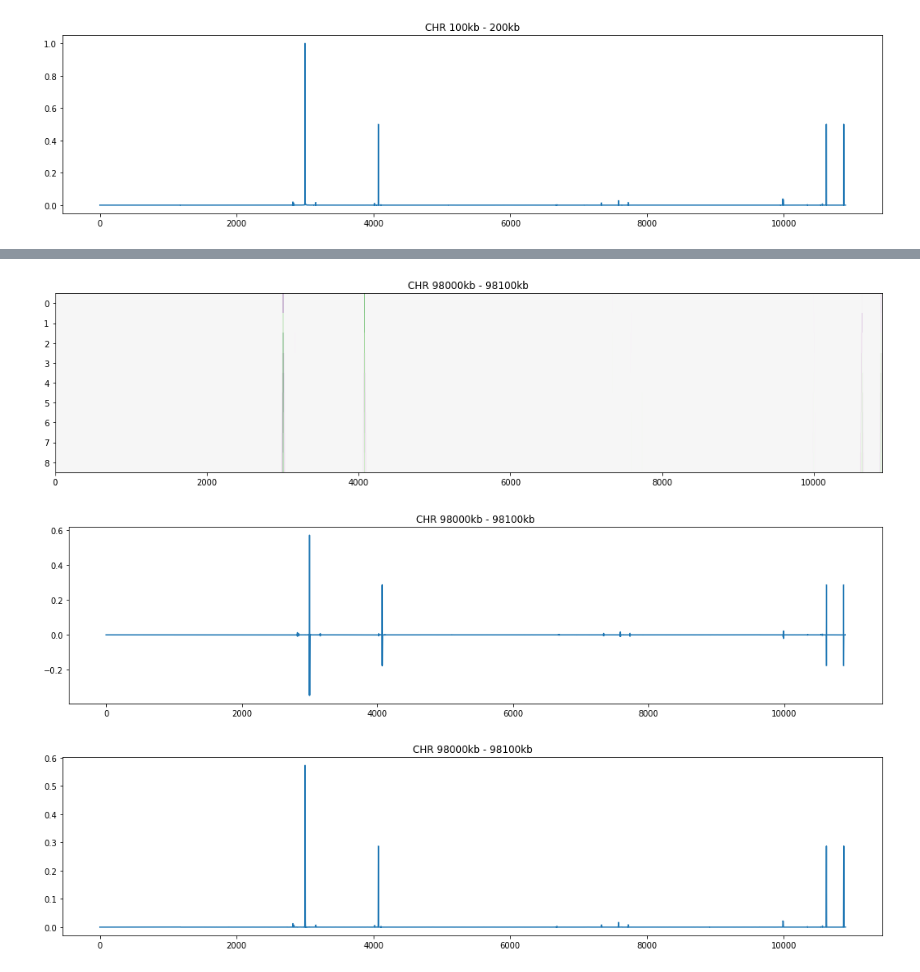
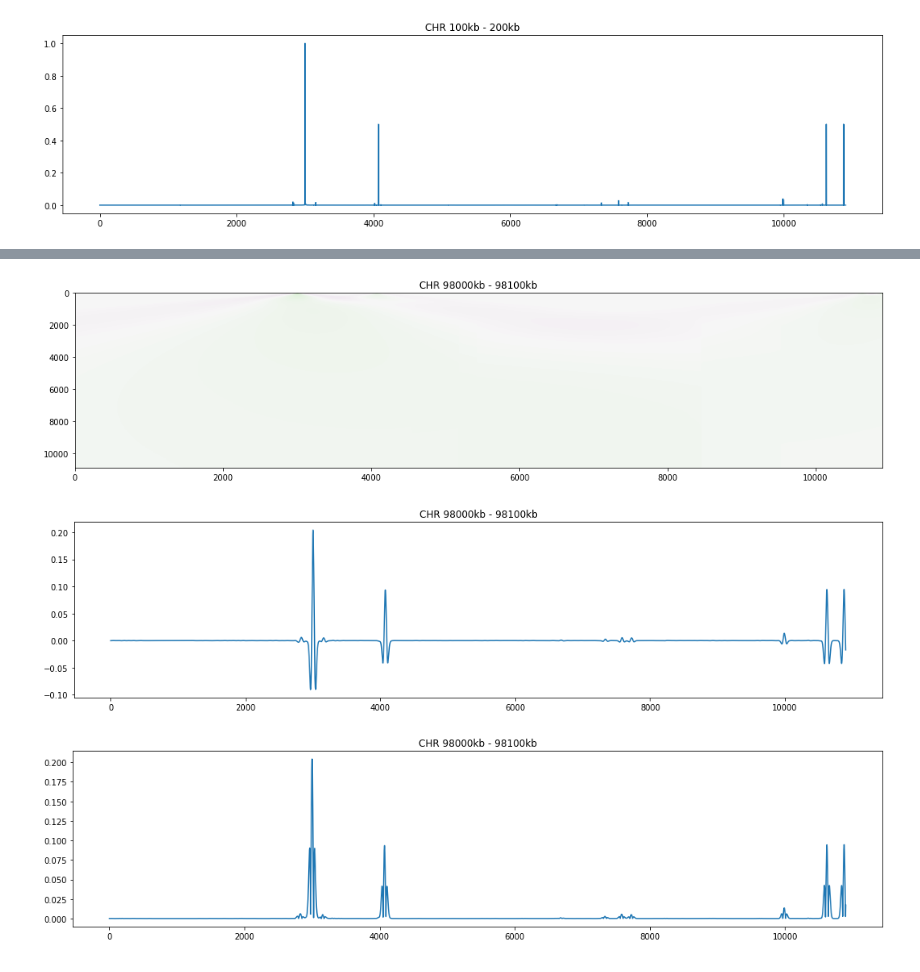
Before and after one commit to orionpax00/ChrVis, a Jupyter notebook: scripts/Signal_analysis_of_contact_freqency.ipynb, the cells around one changed output, grey strips where cells are left out. Saved outputs shown, nothing was run; the diff lists cells and outputs as text; code cells hidden in the pictures.

```diff
--- a/scripts/Signal_analysis_of_contact_freqency.ipynb
+++ b/scripts/Signal_analysis_of_contact_freqency.ipynb
@@ -205,5 +215,5 @@ plt.show()
 # %%
-widths = np.arange(1, 10)
+widths = np.arange(1, len(scaled_values_t[3000])+2)
 cwtmatr = signal.cwt(scaled_values_t[3000], signal.ricker, widths)
 
 fig,ax = plt.subplots(figsize=(18,4))
@@ -212,18 +222,18 @@ ax.imshow(cwtmatr, cmap='PRGn', aspect='auto',
            vmax=abs(cwtmatr).max(), vmin=-abs(cwtmatr).max())
 plt.show()
 # %% [output]
-[figure, old version]
+[figure, new version]
 # %%
 fig,ax = plt.subplots(figsize=(18,4))
 ax.set_title('CHR 98000kb - 98100kb')
-ax.plot(cwtmatr[0])
+ax.plot(cwtmatr[20])
 plt.show()
 # %% [output]
-[figure, old version]
+[figure, new version]
 # %%
 fig,ax = plt.subplots(figsize=(18,4))
 ax.set_title('CHR 98000kb - 98100kb')
-ax.plot(np.abs(cwtmatr[0]))
+ax.plot(np.abs(cwtmatr[20]))
 plt.show()
 # %% [output]
-[figure, old version]
+[figure, new version]
```
Also changed, not shown: parts of 1 cell of this notebook, 10 other files.
